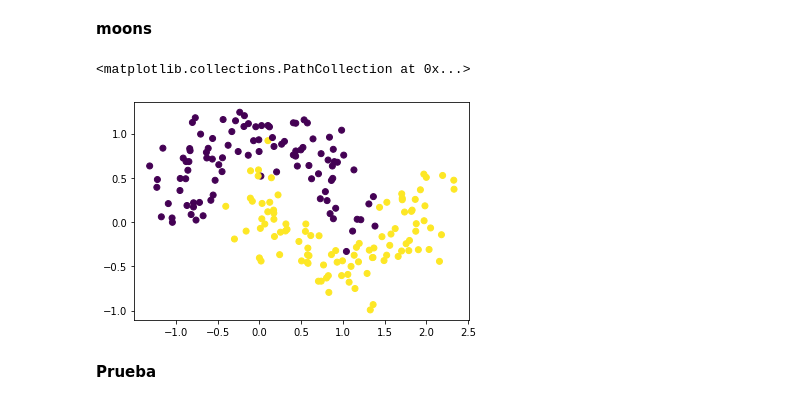
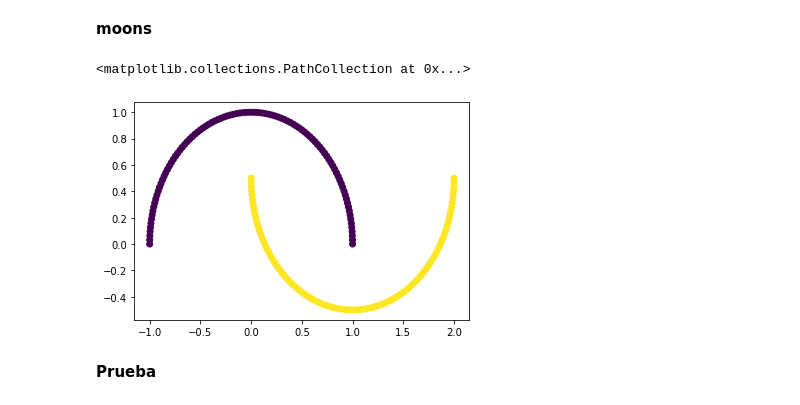
Before and after one commit to Bryan0122/PRI, a Jupyter notebook: PRI_Test2.ipynb, the cells around one changed output. Cells and saved outputs as stored; diff of their text form; code cells hidden in the pictures.

```diff
--- a/PRI_Test2.ipynb
+++ b/PRI_Test2.ipynb
@@ -270,12 +284,12 @@ Ari: 0.6120883012631331 y accuracy: 0.8518518518518519
 # %% [markdown]
 **moons**
 # %%
-from sklearn import  datasets
-noisy_moons,labels_moons = datasets.make_moons(n_samples=200, noise=.2)
-plt.scatter(noisy_moons[:,0],noisy_moons[:,1],c=labels_moons)
+
+moons,labels_moons = datasets.make_moons(n_samples=200)
+plt.scatter(moons[:,0],moons[:,1],c=labels_moons)
 # %% [output]
 <matplotlib.collections.PathCollection at 0x...>
-[figure, old version]
+[figure, new version]
 # %% [markdown]
 **Prueba**
 # %%
```
Also changed, not shown: parts of 7 cells of this notebook.
